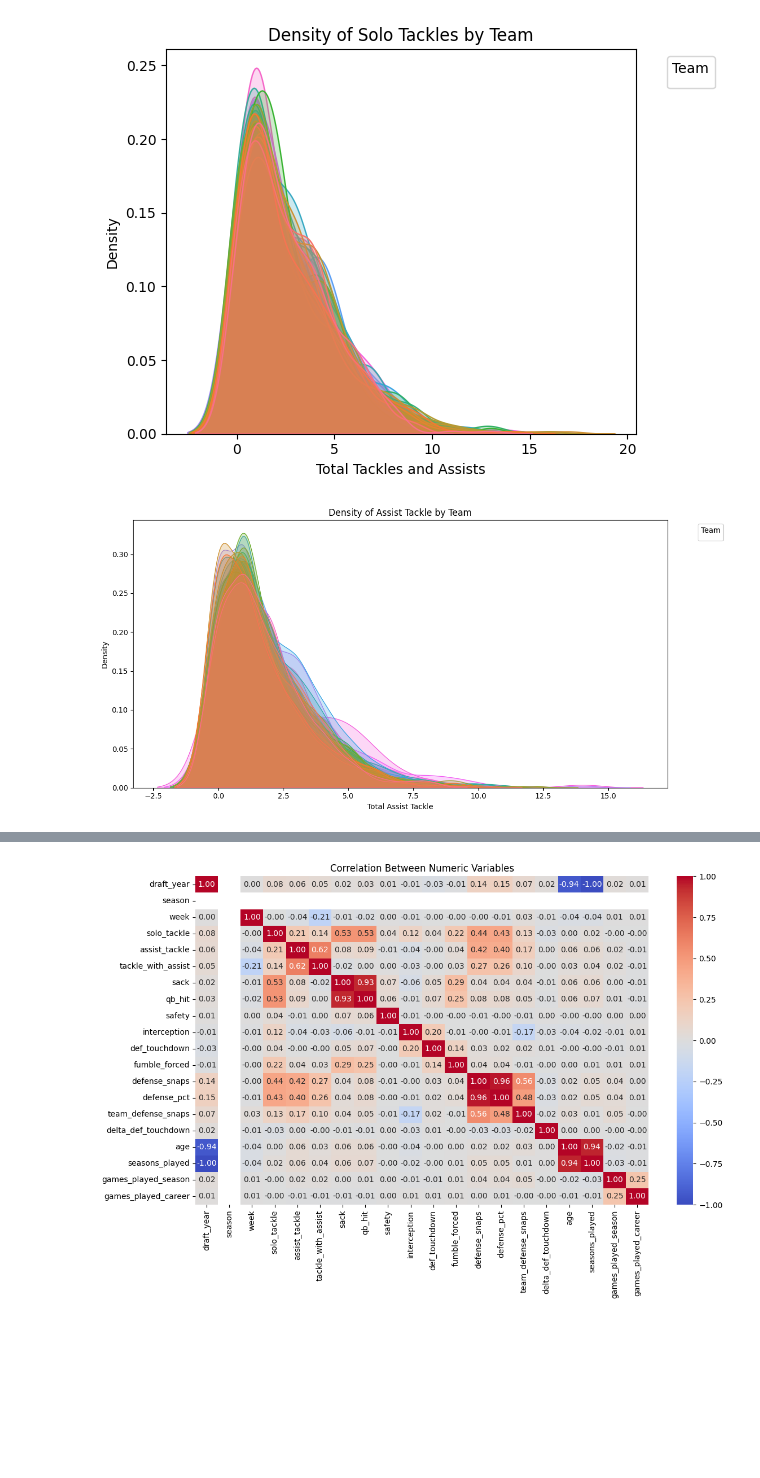
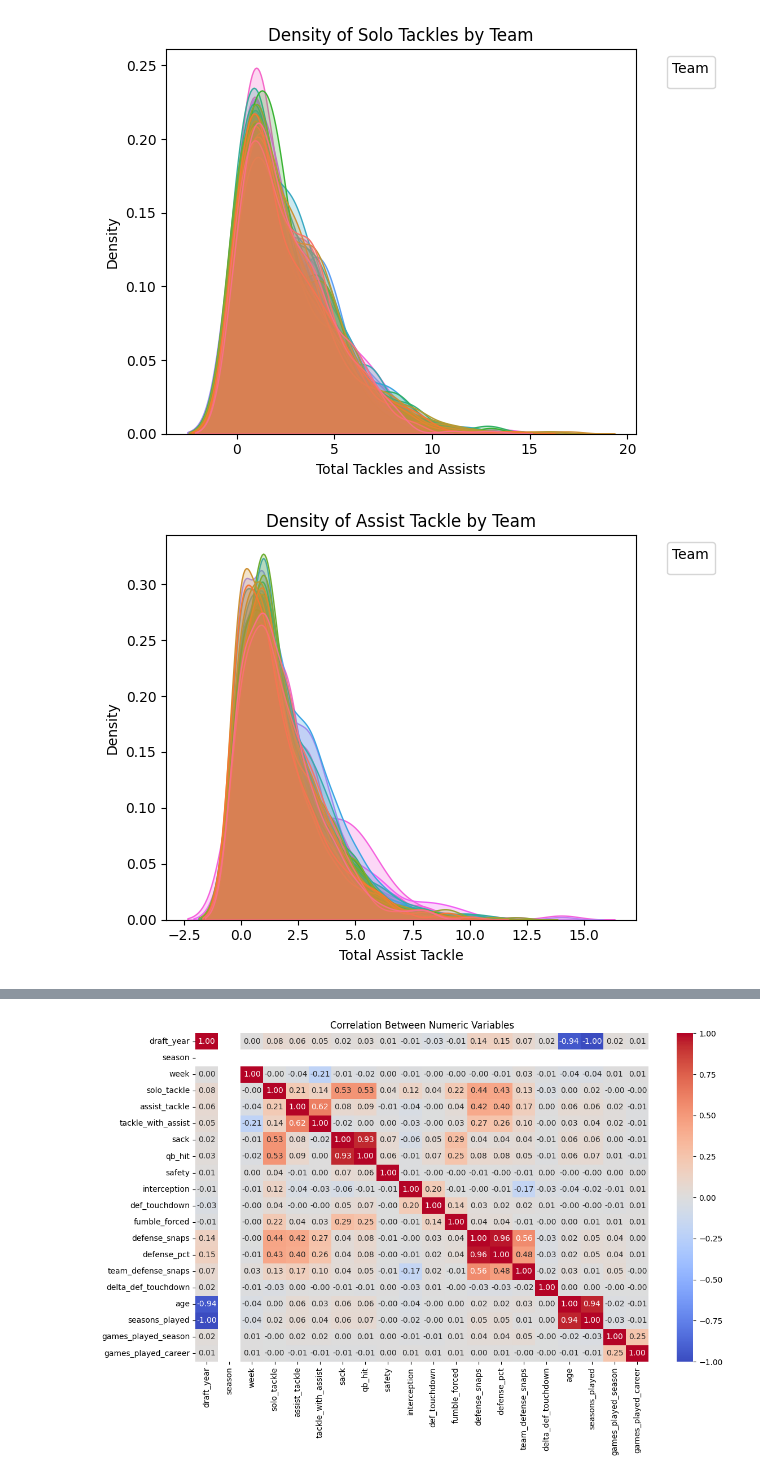
Before and after one commit to Ejaramillo1/nfl_ml_project, a Jupyter notebook: notebook/data/EDA_NFL.ipynb, the cells around one changed output, grey strips where cells are left out. Cells and saved outputs as stored; diff of their text form; code cells hidden in the pictures; blank space fills up the shorter version.

```diff
--- a/notebook/data/EDA_NFL.ipynb
+++ b/notebook/data/EDA_NFL.ipynb
@@ -601,22 +603,20 @@ plt.show()
 # %% [output]
 [figure]
 # %%
-plt.figure(figsize=(12, 6))
-
 sns.kdeplot(
     data=wdf_off_2024,
     x='assist_tackle',
     hue='team',
     common_norm=False,
     fill=True
 )
 
 plt.title('Density of Assist Tackle by Team')
 plt.xlabel('Total Assist Tackle')
 plt.ylabel('Density')
 plt.legend(title='Team', bbox_to_anchor=(1.05, 1), loc='upper left')
 plt.tight_layout()
 plt.show()
 # %% [output]
-[figure, old version]
+[figure, new version]
 # %%
```
Also changed, not shown: parts of 28 cells of this notebook, 1 other file.
